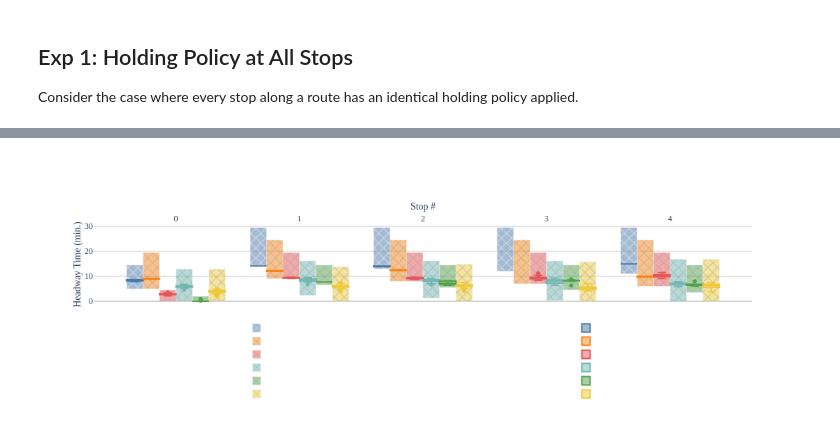
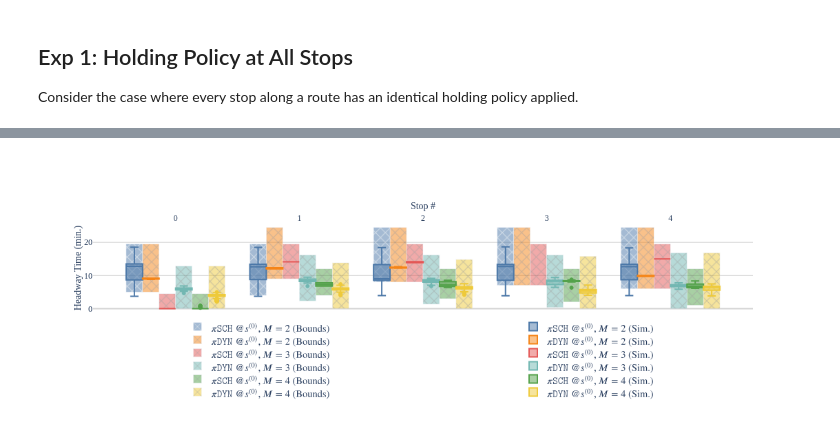
Before and after one commit to m-yuhas/bus-transit-headway-bounds, a Jupyter notebook: experiments.ipynb, the cells around one changed output, grey strips where cells are left out. Drawn from its saved outputs; the diff is of its cells as text; code cells hidden in the pictures.

Commit message:
Error in schedule holding policy

```diff
--- a/experiments.ipynb
+++ b/experiments.ipynb
@@ -121,20 +121,20 @@ def plot_headway(exp_id: str, results: list[RouteResults]) -> None:
             orientation='v',
             x=0.25,
             xanchor='center',
-            y=-0.4,
+            y=-0.15 * len(results),
             yanchor='bottom',
         ),
         legend2=dict(
             orientation='v',
             x=0.75,
             xanchor='center',
-            y=-0.4,
+            y=-0.15 * len(results),
             yanchor='bottom',
         ),
     )
 
     fig.show()
-    fig.write_image(path.join('figures', f'{exp_id}.pdf'))
+    #fig.write_image(path.join('figures', f'{exp_id}.pdf'))
 # %%
 def plot_travel(results: list[RouteResults]):
     """Plot in-vehice travel time for the simulated route.
@@ -143,7 +143,7 @@ def plot_travel(results: list[RouteResults]):
     """
     fig = subplots.make_subplots(
         cols=len(results),
-        column_titles=[r.name for r in results],
+        column_titles=['$' + r.name + '$' for r in results],
         rows=1,
         x_title='To Stop #',
         y_title='Worst Case<br>Travel Time From Stop #',
@@ -153,19 +153,20 @@ def plot_travel(results: list[RouteResults]):
     absolute_max = 0
     absolute_min = float('inf')
     for result in results:
-        for i in results.travel_time:
+        for i in result.travel_time:
             for j in i:
                 absolute_max = max(absolute_max, max(j))
                 absolute_min = min(absolute_min, min(j))
 
     # Plot The Thing
     for idx, result in enumerate(results):
+        z=[[max(k) for k in j] for j in result.travel_time]
         fig.add_trace(
-            go.Heatmap(
+            graph_objects.Heatmap(
                 showscale=False,
                 text=z,
                 texttemplate='%{text:.0f}',
-                z=[[max(k) for k in j] for j in result.travel_time],
+                z=z,
                 zmax=absolute_max,
                 zmin=absolute_min,
             ),
@@ -445,61 +405,43 @@ Working on \pi\texttt{DYN}, R=1,\Phi=2...
 # %%
-# Base route - no control
+T_MAX = 60 * 24 * 7
 N_STOPS = 5
 BASE_ROUTE = [
-    {
-        'tau': (4, 4.5),
-        'delta': (0, 0.5),
-        'policy': BolehPolicy,
-        'policy_args': {},
-    } for _ in range(N_STOPS)
+    StopConfig(
+        tau=(4, 4.5),
+        delta=(0, 0.5),
+        policy=BolehPolicy,
+        policy_args={},
+    ) for _ in range(N_STOPS)
 ]
 
-# Scheduled terminal departure
-SCHED_ROUTE = copy.deepcopy(BASE_ROUTE)
-SCHED_ROUTE[0]['policy'] = LeakyBucketPolicy
-SCHED_ROUTE[0]['policy_args'] = {'time_delta': 10, 'offset': 0}
+# 2 buses
+SCHED2BUSES = deepcopy(BASE_ROUTE)
+SCHED2BUSES[0].policy = InfiniteSchedulePolicy
+SCHED2BUSES[0].policy_args = {'time_delta': 10, 'offset': 30}
 
-# Scheduled terminal departure
-SCHED_ROUTE2 = copy.deepcopy(BASE_ROUTE)
-SCHED_ROUTE2[0]['policy'] = LeakyBucketPolicy
-SCHED_ROUTE2[0]['policy_args'] = {'time_delta': 15, 'offset': 0}
+# 3 buses
+SCHED3BUSES = deepcopy(BASE_ROUTE)
+SCHED3BUSES[0].policy = InfiniteSchedulePolicy
+SCHED3BUSES[0].policy_args = {'time_delta': 15, 'offset': 30}
 
-# Scheduled terminal departure
-SCHED_ROUTE4 = copy.deepcopy(BASE_ROUTE)
-SCHED_ROUTE4[0]['policy'] = LeakyBucketPolicy
-SCHED_ROUTE4[0]['policy_args'] = {'time_delta': 7.5, 'offset': 0}
+# 4 buses
+SCHED4BUSES = deepcopy(BASE_ROUTE)
+SCHED4BUSES[0].policy = InfiniteSchedulePolicy
+SCHED4BUSES[0].policy_args = {'time_delta': 7.5, 'offset': 30}
 
-# Ratio Driven Route has one stop driven by ratio policy
-RATIO_ROUTE = copy.deepcopy(BASE_ROUTE)
-RATIO_ROUTE[0]['policy'] = RatioDrivenPolicy
-RATIO_ROUTE[0]['policy_args'] = {'target_ratio': 1, 'activation_ratio': 1, 'max_holding': float('inf')}
+# Headway-driven route can adapt without schedule change
+HEADWAY_ROUTE = deepcopy(BASE_ROUTE)
+HEADWAY_ROUTE[0].policy = HeadwayDrivenPolicy
+HEADWAY_ROUTE[0].policy_args = {'activation_ratio': 1, 'max_holding': 30}
 
+routes = [
+    RouteConfig(name=r'\pi\texttt{SCH}\;@s^{(0)}, M=2', route=SCHED2BUSES, start_times=[0, 15]),
+    RouteConfig(name=r'\pi\texttt{DYN}\;@s^{(0)}, M=2', route=HEADWAY_ROUTE, start_times=[0, 15]),
+    RouteConfig(name=r'\pi\texttt{SCH}\;@s^{(0)}, M=3', route=SCHED3BUSES, start_times=[0, 10, 20]),
+    RouteConfig(name=r'\pi\texttt{DYN}\;@s^{(0)}, M=3', route=HEADWAY_ROUTE, start_times=[0, 10, 20]),
+    RouteConfig(name=r'\pi\texttt{SCH}\;@s^{(0)}, M=4', route=SCHED4BUSES, start_times=[7.5, 15, 22.5, 30]),
+    RouteConfig(name=r'\pi\texttt{DYN}\;@s^{(0)}, M=4', route=HEADWAY_ROUTE, start_times=[7.5, 15, 22.5, 30]),
+]
 
-routes = {
-    r'$\pi\texttt{SCH}\;@s^{(0)}, M=2$': (SCHED_ROUTE2, [0, 15]),
-    r'$\pi\texttt{DYN}\;@s^{(0)}, M=2$': (RATIO_ROUTE, [0, 15]),
-    r'$\pi\texttt{SCH}\;@s^{(0)}, M=3$': (SCHED_ROUTE, [0, 10, 20]),
-    r'$\pi\texttt{DYN}\;@s^{(0)}, M=3$': (RATIO_ROUTE, [0, 10, 20]),
-    r'$\pi\texttt{SCH}\;@s^{(0)}, M=4$': (SCHED_ROUTE4, [0, 7.5, 15, 22.5]),
-    r'$\pi\texttt{DYN}\;@s^{(0)}, M=4$': (RATIO_ROUTE, [0, 7.5, 15, 22.5]),
-}
-t_max=60 * 24 * 7
-results = {}
-for name, route in routes.items():
-    print(f'Working on {name}...')
-    wc_headway, bc_headway = wcht(route_factory(route[0]), route[1], t_max)
-    wc_travel = []
-    for i in range(len(route[0])):
-        wc_travel.append([])
-        for j in range(len(route[0])):
-            wc_travel[i].append(wctt(route_factory(route[0]), route[1], wc_headway, i, j))
-    prob_results = simulate(route_factory(route[0]), route[1], t_max, seed=0)
-    results[name] = {
-        'worst_case': {'headway': wc_headway, 'travel': wc_travel},
-        'best_case': {'headway': bc_headway},
-        'simulation': prob_results,
-        'route': route[0]
-    }
-
-plot_headway(results)
+run_experiment(exp_id='n_buses', routes=routes, t_max=T_MAX)
 # %% [output]
@@ -512 +454 @@ Working on $\pi\texttt{DYN}\;@s^{(0)}, M=4$...
-[figure, old version]
+[figure, new version]
```
Also changed, not shown: parts of 10 cells of this notebook, 3 other files.
